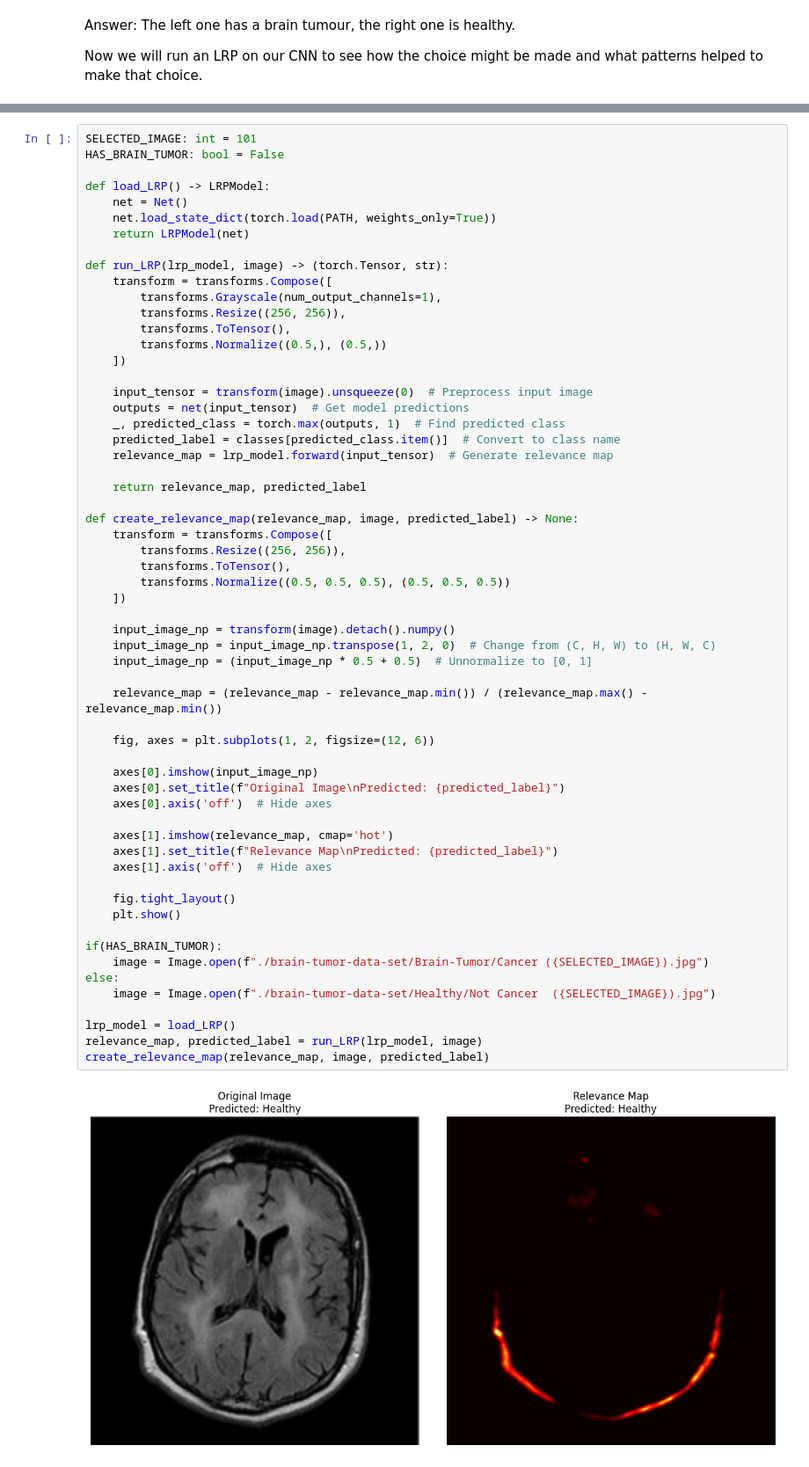
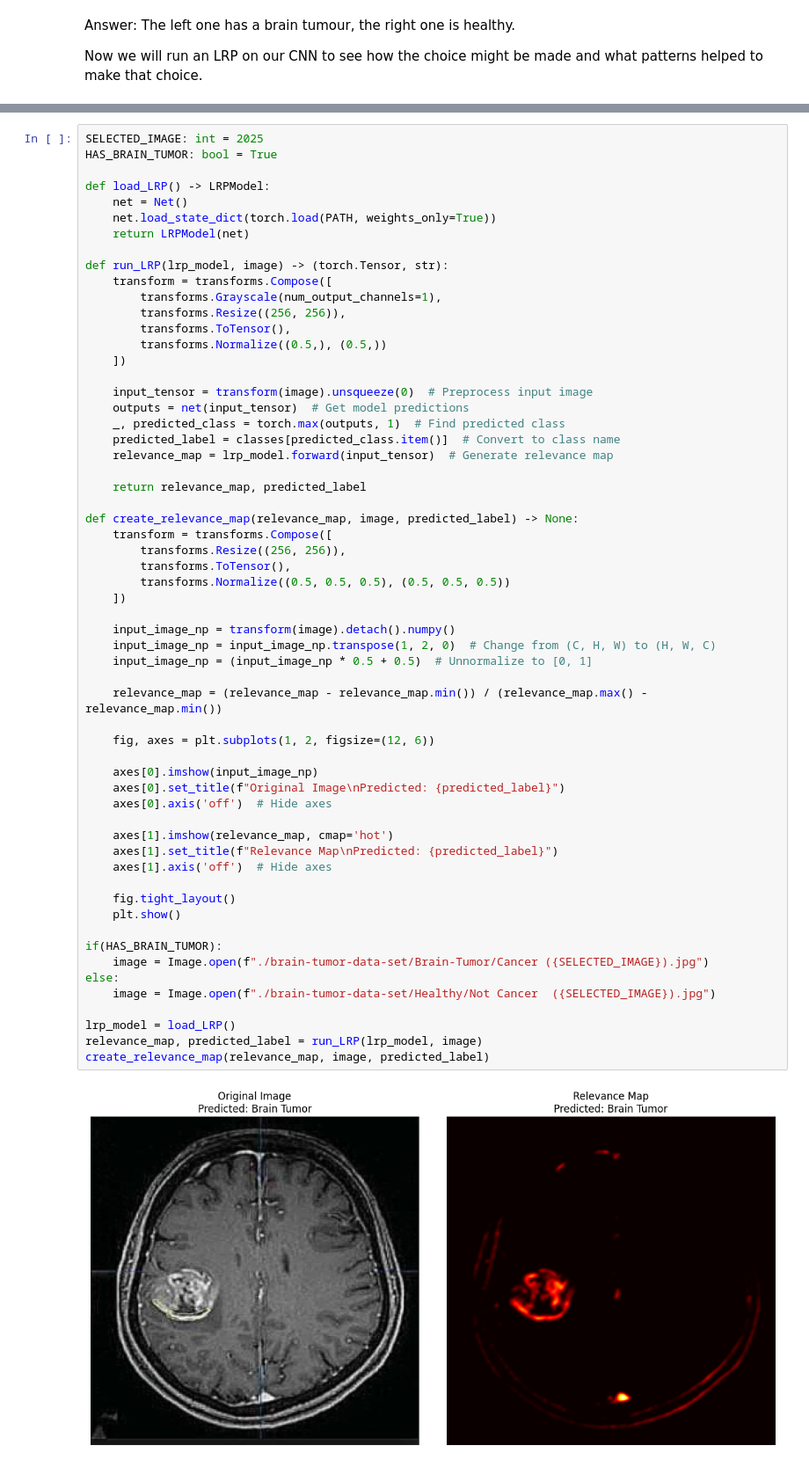
Before and after one commit to einBuegelbrett/Explainable-AI, a Jupyter notebook: main.ipynb, the cells around one changed output, grey strips where cells are left out. Shown at 88% size. Cells and saved outputs as stored; diff of their text form.

```diff
--- a/main.ipynb
+++ b/main.ipynb
@@ -217,6 +219,6 @@ With ``SELECTED_IMAGE`` you can select an image by entering an integer (up to ab
 # %%
-SELECTED_IMAGE: int = 101
-HAS_BRAIN_TUMOR: bool = False
+SELECTED_IMAGE: int = 2025
+HAS_BRAIN_TUMOR: bool = True
 
 def load_LRP() -> LRPModel:
     net = Net()
@@ -247,34 +249,34 @@ def create_relevance_map(relevance_map, image, predicted_label) -> None:
     ])
 
     input_image_np = transform(image).detach().numpy()
     input_image_np = input_image_np.transpose(1, 2, 0)  # Change from (C, H, W) to (H, W, C)
     input_image_np = (input_image_np * 0.5 + 0.5)  # Unnormalize to [0, 1]
 
     relevance_map = (relevance_map - relevance_map.min()) / (relevance_map.max() - relevance_map.min())
 
     fig, axes = plt.subplots(1, 2, figsize=(12, 6))
 
     axes[0].imshow(input_image_np)
     axes[0].set_title(f"Original Image\nPredicted: {predicted_label}")
     axes[0].axis('off')  # Hide axes
 
     axes[1].imshow(relevance_map, cmap='hot')
     axes[1].set_title(f"Relevance Map\nPredicted: {predicted_label}")
     axes[1].axis('off')  # Hide axes
 
     fig.tight_layout()
     plt.show()
 
 if(HAS_BRAIN_TUMOR):
     image = Image.open(f"./brain-tumor-data-set/Brain-Tumor/Cancer ({SELECTED_IMAGE}).jpg")
 else:
     image = Image.open(f"./brain-tumor-data-set/Healthy/Not Cancer  ({SELECTED_IMAGE}).jpg")
 
 lrp_model = load_LRP()
 relevance_map, predicted_label = run_LRP(lrp_model, image)
 create_relevance_map(relevance_map, image, predicted_label)
 # %% [output]
-[figure, old version]
+[figure, new version]
 # %% [markdown]
 ## Conclusion
 
```
Also changed, not shown: parts of 4 cells of this notebook.
